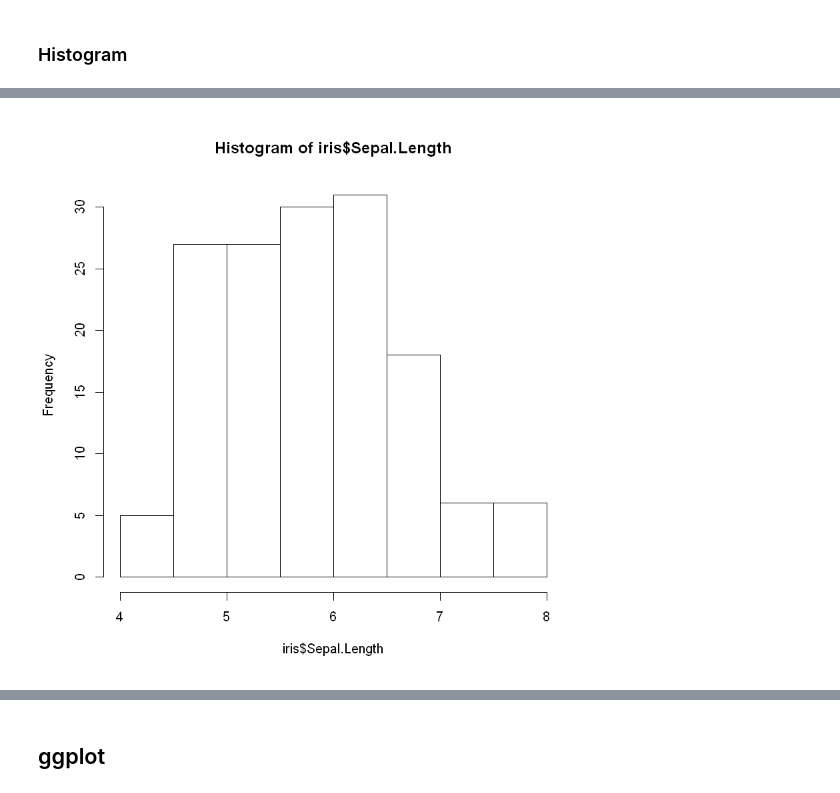
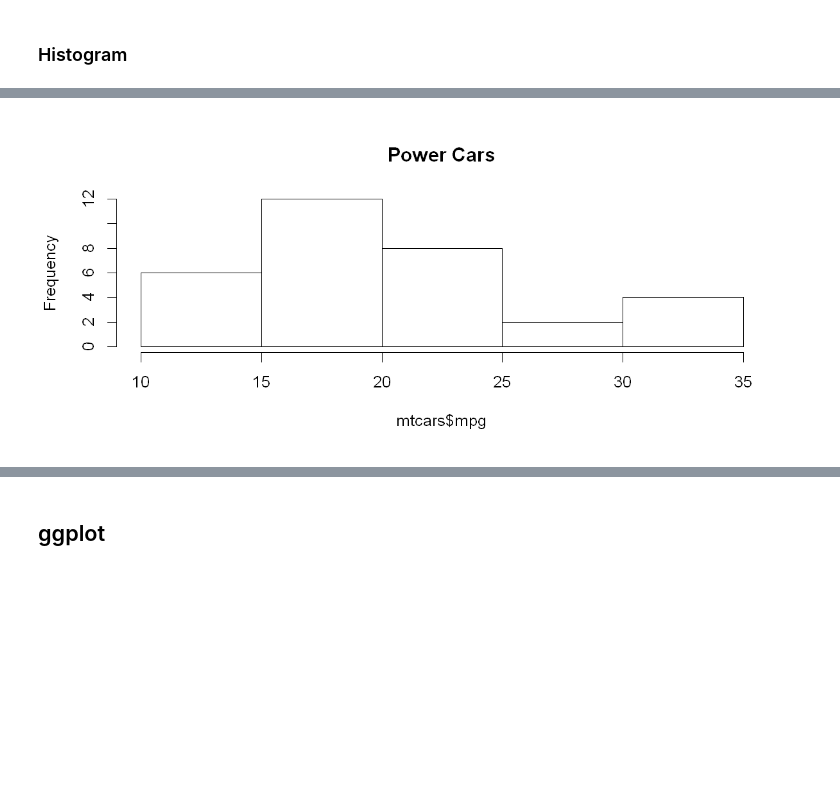
Before and after one commit to yongks/r_book, a Jupyter notebook: 04-visualization.ipynb, the cells around one changed output, grey strips where cells are left out. Saved outputs shown, nothing was run; the diff lists cells and outputs as text; code cells hidden in the pictures; blank space fills up the shorter version.

```diff
--- a/04-visualization.ipynb
+++ b/04-visualization.ipynb
@@ -32,4 +56,4 @@ hist( mtcars$mpg )
-# %%
-hist(iris$Sepal.Length)
-# %% [output]
-[figure, removed]
+# %%
+hist(mtcars$mpg, main = 'Power Cars')
+# %% [output]
+[figure, added]
```
Also changed, not shown: parts of 20 cells of this notebook, 11 other files.
